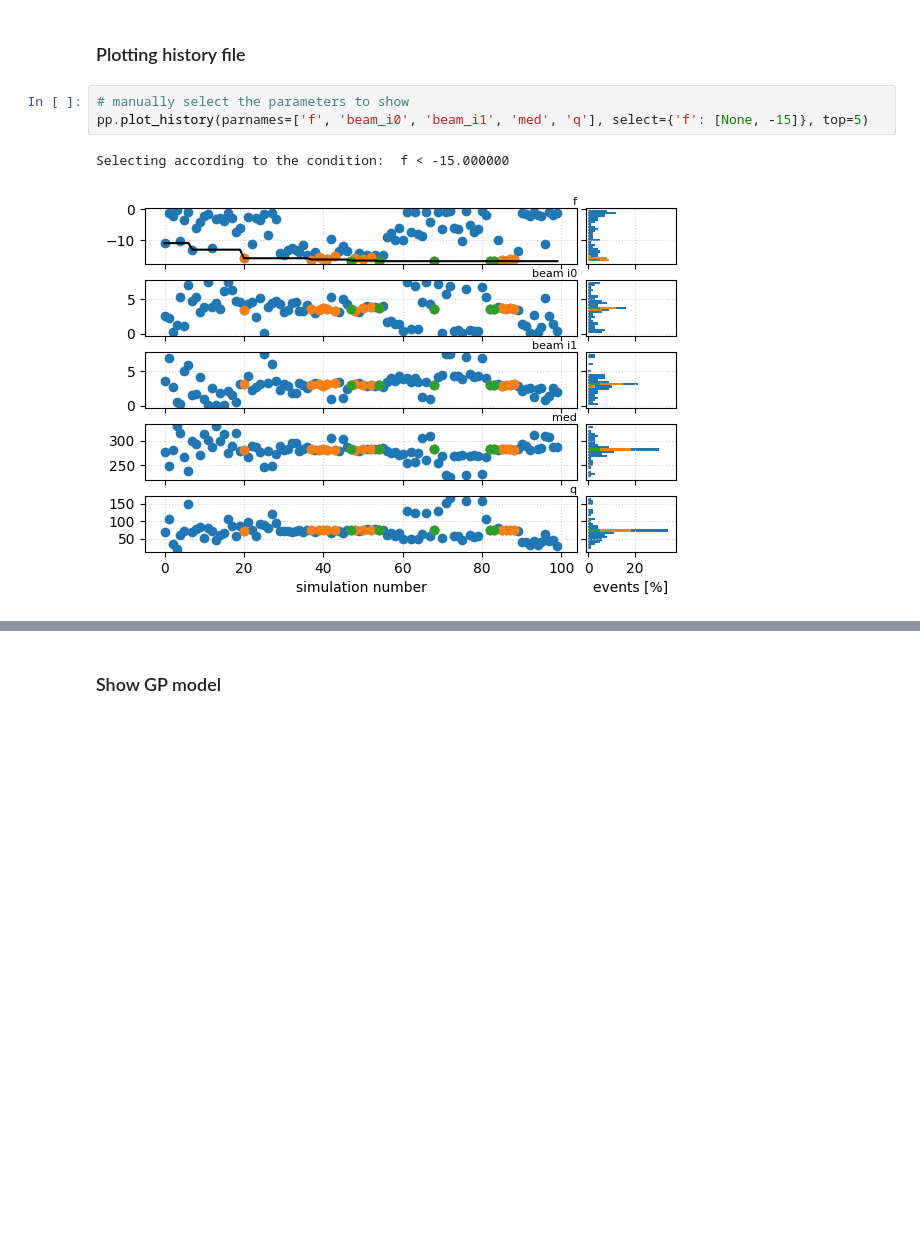
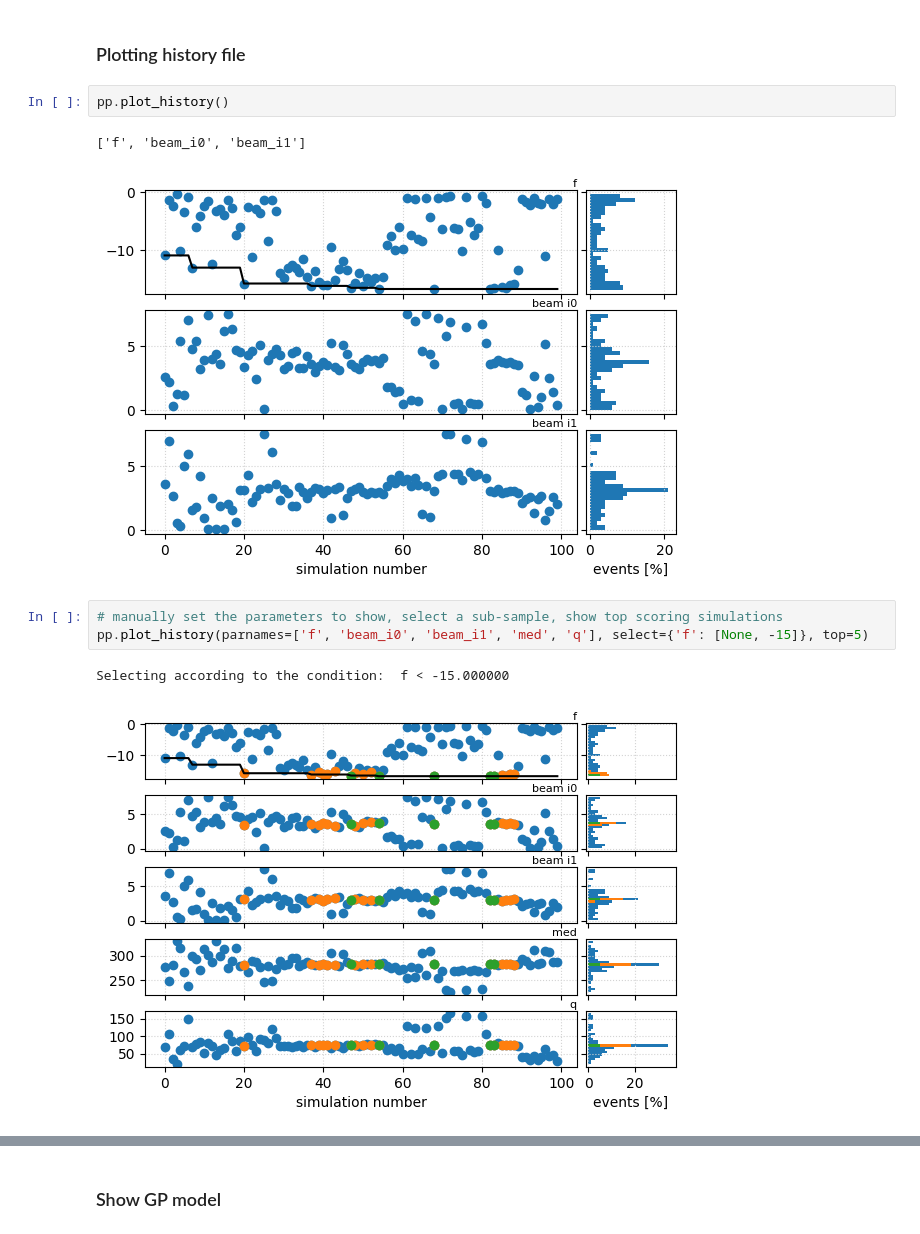
Before and after one commit to delaossa/optimas_pp, a Jupyter notebook: examples/example_1/basic.ipynb, the cells around one changed output, grey strips where cells are left out. Saved outputs shown, nothing was run; the diff lists cells and outputs as text; blank space fills up the shorter version.

```diff
--- a/examples/example_1/basic.ipynb
+++ b/examples/example_1/basic.ipynb
@@ -28,8 +34,13 @@ pp.plot_worker_timeline()
 [figure]
 # %% [markdown]
 ### Plotting history file
+# %%
+pp.plot_history()
+# %% [output]
+['f', 'beam_i0', 'beam_i1']
+[figure, added]
 # %%
-# manually select the parameters to show
+# manually set the parameters to show, select a sub-sample, show top scoring simulations
 pp.plot_history(parnames=['f', 'beam_i0', 'beam_i1', 'med', 'q'], select={'f': [None, -15]}, top=5)
 # %% [output]
 Selecting according to the condition:  f < -15.000000
```
Also changed, not shown: parts of 5 cells of this notebook.
